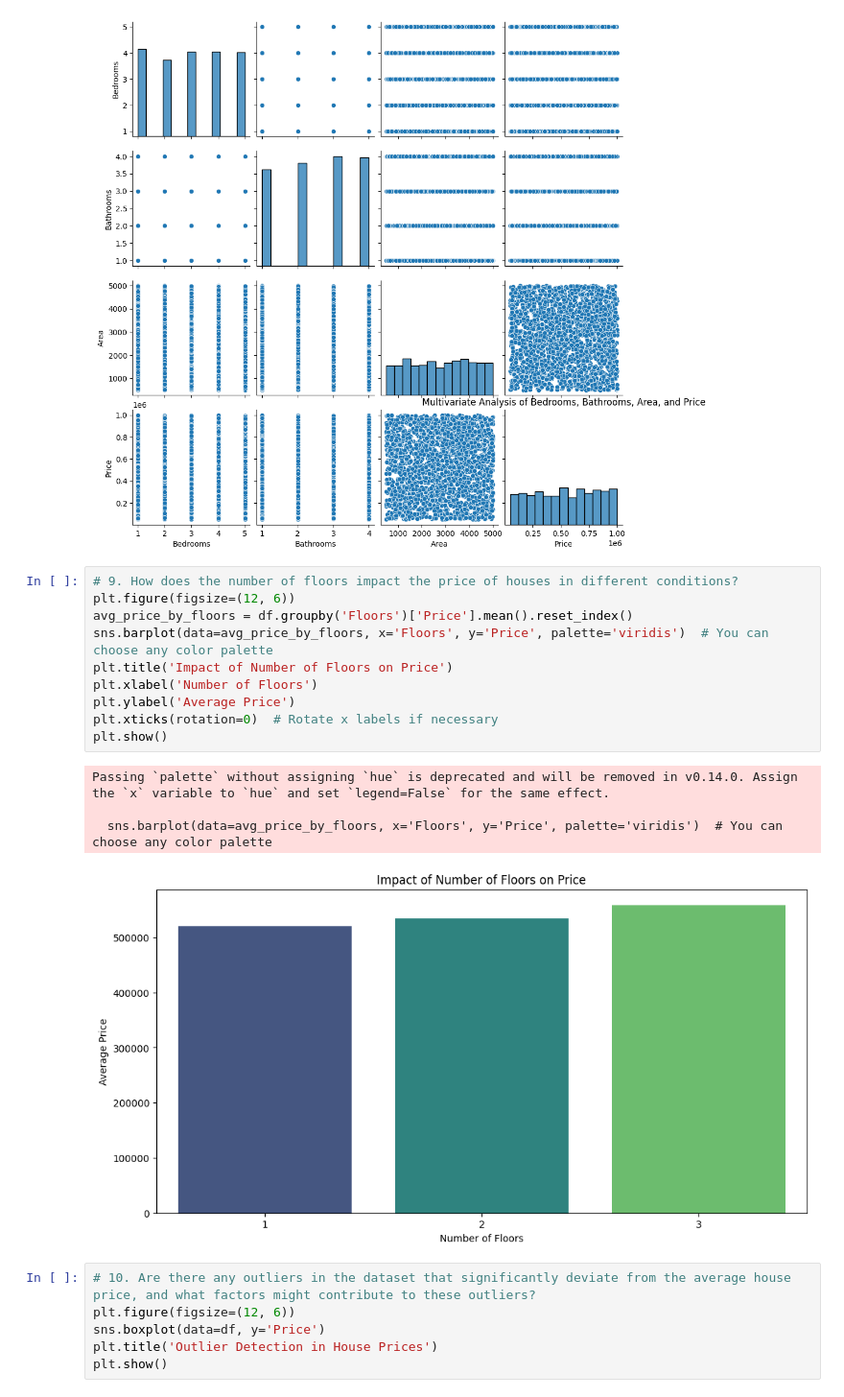
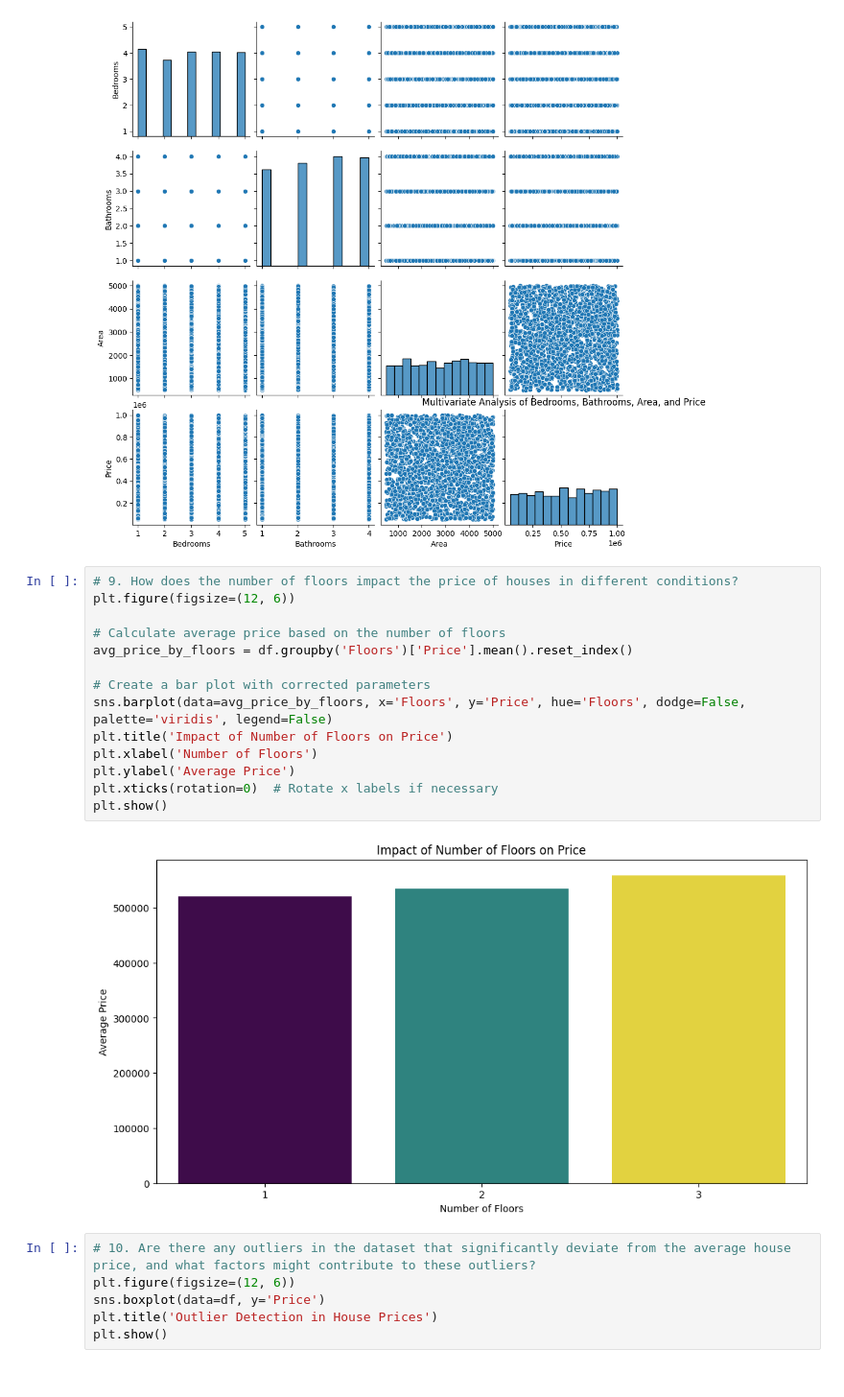
Before and after one commit to GVSU-CIS635/term-project-proposal-data_mine_hub, a Jupyter notebook: House_Price_Prediction.ipynb, the cells around one changed output. Shown at 96% size. Saved outputs shown, nothing was run; the diff lists cells and outputs as text.

```diff
--- a/House_Price_Prediction.ipynb
+++ b/House_Price_Prediction.ipynb
@@ -194,18 +184,19 @@ plt.show()
 # %%
 # 9. How does the number of floors impact the price of houses in different conditions?
 plt.figure(figsize=(12, 6))
+
+# Calculate average price based on the number of floors
 avg_price_by_floors = df.groupby('Floors')['Price'].mean().reset_index()
-sns.barplot(data=avg_price_by_floors, x='Floors', y='Price', palette='viridis')  # You can choose any color palette
+
+# Create a bar plot with corrected parameters
+sns.barplot(data=avg_price_by_floors, x='Floors', y='Price', hue='Floors', dodge=False, palette='viridis', legend=False)
 plt.title('Impact of Number of Floors on Price')
 plt.xlabel('Number of Floors')
 plt.ylabel('Average Price')
 plt.xticks(rotation=0)  # Rotate x labels if necessary
 plt.show()
 # %% [output]
-Passing `palette` without assigning `hue` is deprecated and will be removed in v0.14.0. Assign the `x` variable to `hue` and set `legend=False` for the same effect.
-
-  sns.barplot(data=avg_price_by_floors, x='Floors', y='Price', palette='viridis')  # You can choose any color palette
-[figure, old version]
+[figure, new version]
 # %%
 # 10. Are there any outliers in the dataset that significantly deviate from the average house price, and what factors might contribute to these outliers?
 plt.figure(figsize=(12, 6))
```
Also changed, not shown: parts of 4 cells of this notebook, 3 other files.
